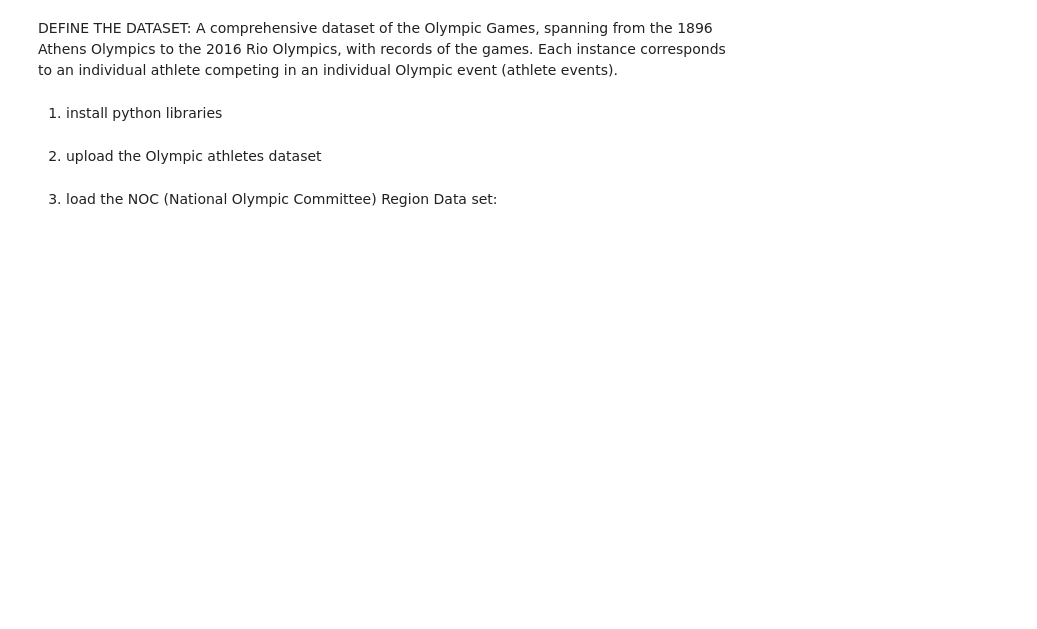
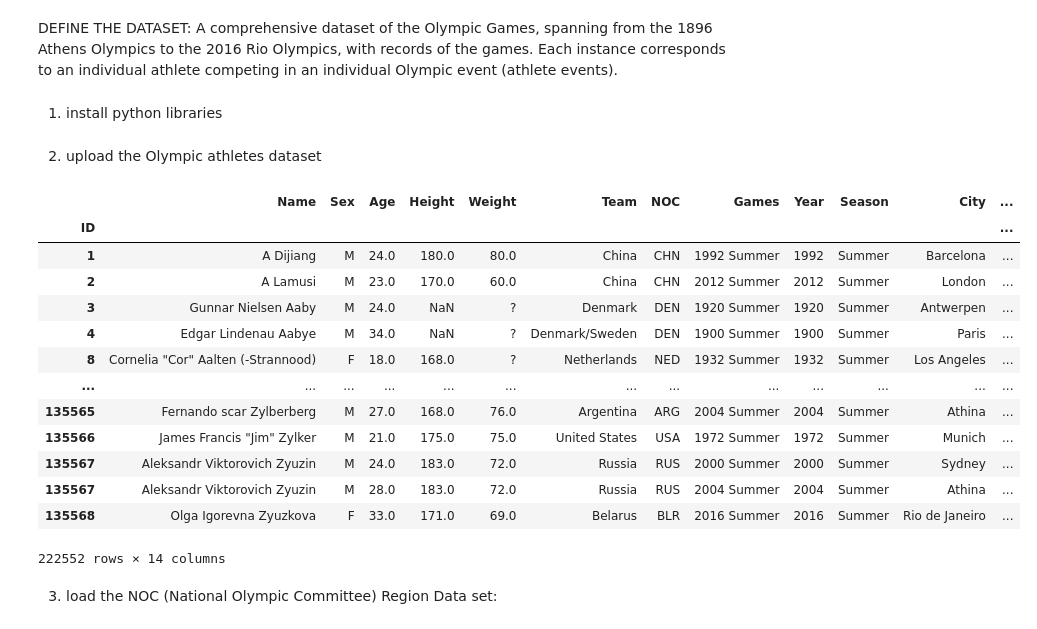
Before and after one commit to Dd8985/DATA_ANALYTIC_PROJECTS, a Jupyter notebook: PYTHON_PROJECTS/Summer_Olimpic_Games/1896_2016_OLİMPİYAT_VERİLERİ.ipynb, the cells around one changed output. Saved outputs shown, nothing was run; the diff lists cells and outputs as text; code cells hidden in the pictures; blank space fills up the shorter version.

```diff
--- a/PYTHON_PROJECTS/Summer_Olimpic_Games/1896_2016_OLİMPİYAT_VERİLERİ.ipynb
+++ b/PYTHON_PROJECTS/Summer_Olimpic_Games/1896_2016_OLİMPİYAT_VERİLERİ.ipynb
@@ -12,8 +12,23 @@ import seaborn as sns
 # %% [markdown]
 2) upload the Olympic athletes dataset
 # %%
-df1 = pd.read_csv("/df1.csv", index_col=1).drop(columns=["Unnamed: 0"])
+df1 = pd.read_csv("/content/df1.csv", index_col=1).drop(columns=["Unnamed: 0"])
 df1
+# %% [output]
+|  | Name | Sex | Age | Height | Weight | Team | NOC | Games | Year | Season | City | ... |
+| ID |  |  |  |  |  |  |  |  |  |  |  | ... |
+| 1 | A Dijiang | M | 24.0 | 180.0 | 80.0 | China | CHN | 1992 Summer | 1992 | Summer | Barcelona | ... |
+| 2 | A Lamusi | M | 23.0 | 170.0 | 60.0 | China | CHN | 2012 Summer | 2012 | Summer | London | ... |
+| 3 | Gunnar Nielsen Aaby | M | 24.0 | NaN | ? | Denmark | DEN | 1920 Summer | 1920 | Summer | Antwerpen | ... |
+| 4 | Edgar Lindenau Aabye | M | 34.0 | NaN | ? | Denmark/Sweden | DEN | 1900 Summer | 1900 | Summer | Paris | ... |
+| 8 | Cornelia "Cor" Aalten (-Strannood) | F | 18.0 | 168.0 | ? | Netherlands | NED | 1932 Summer | 1932 | Summer | Los Angeles | ... |
+| ... | ... | ... | ... | ... | ... | ... | ... | ... | ... | ... | ... | ... |
+| 135565 | Fernando scar Zylberberg | M | 27.0 | 168.0 | 76.0 | Argentina | ARG | 2004 Summer | 2004 | Summer | Athina | ... |
+| 135566 | James Francis "Jim" Zylker | M | 21.0 | 175.0 | 75.0 | United States | USA | 1972 Summer | 1972 | Summer | Munich | ... |
+| 135567 | Aleksandr Viktorovich Zyuzin | M | 24.0 | 183.0 | 72.0 | Russia | RUS | 2000 Summer | 2000 | Summer | Sydney | ... |
+| 135567 | Aleksandr Viktorovich Zyuzin | M | 28.0 | 183.0 | 72.0 | Russia | RUS | 2004 Summer | 2004 | Summer | Athina | ... |
+| 135568 | Olga Igorevna Zyuzkova | F | 33.0 | 171.0 | 69.0 | Belarus | BLR | 2016 Summer | 2016 | Summer | Rio de Janeiro | ... |
+222552 rows × 14 columns
 # %% [markdown]
 3) load the NOC (National Olympic Committee) Region Data set:
 # %%
```
Also changed, not shown: parts of 38 cells of this notebook.
